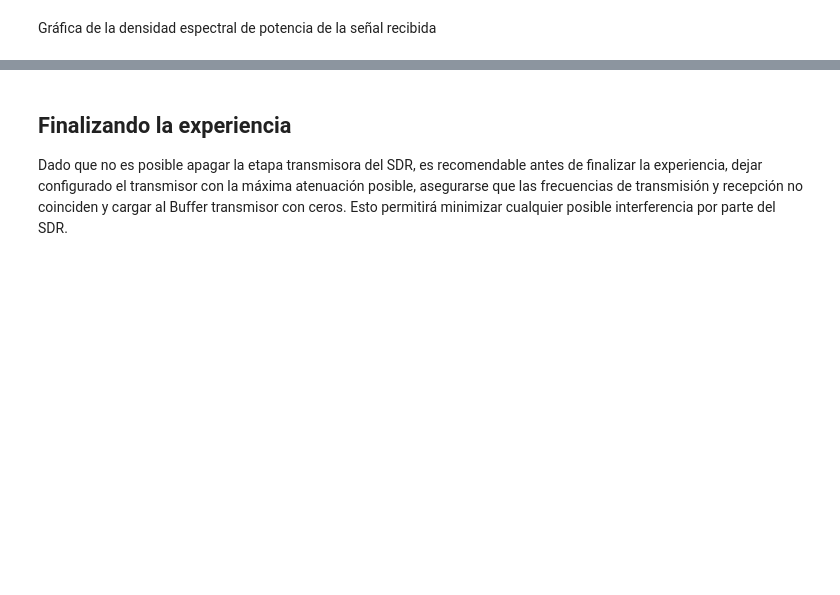
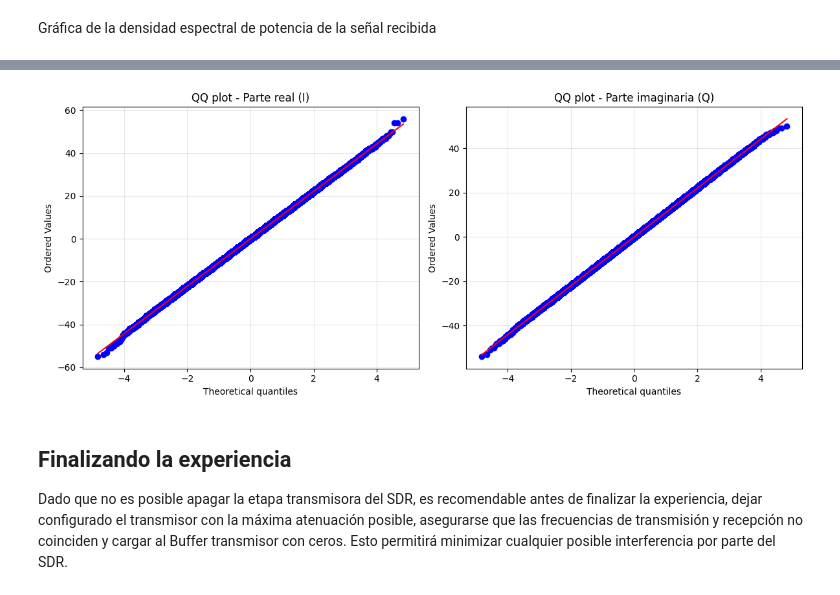
Before and after one commit to Agustin-Tosolini/digital_communication_TertulIA, a Jupyter notebook: TP2/program/noise_characterization.ipynb, the cells around one changed output, grey strips where cells are left out. Cells and saved outputs as stored; diff of their text form; code cells hidden in the pictures; blank space fills up the shorter version.

```diff
--- a/TP2/program/noise_characterization.ipynb
+++ b/TP2/program/noise_characterization.ipynb
@@ -240 +236,28 @@ plotSpect(rxSignal,samplingRate)
+# %%
+import numpy as np
+import matplotlib.pyplot as plt
+from scipy import stats
+
+# Tomar canal 0 si rxSignal viene en lista/tupla
+x = rxSignal[0] if isinstance(rxSignal, (list, tuple)) else rxSignal
+
+I = np.real(x)
+Q = np.imag(x)
+
+fig, ax = plt.subplots(1, 2, figsize=(12, 5))
+
+# QQ plot para I
+stats.probplot(I, dist="norm", plot=ax[0])
+ax[0].set_title("QQ plot - Parte real (I)")
+ax[0].grid(True, alpha=0.3)
+
+# QQ plot para Q
+stats.probplot(Q, dist="norm", plot=ax[1])
+ax[1].set_title("QQ plot - Parte imaginaria (Q)")
+ax[1].grid(True, alpha=0.3)
+
+plt.tight_layout()
+plt.show()
+# %% [output]
+[figure, added]
 # %%
```
Also changed, not shown: parts of 33 cells of this notebook.
